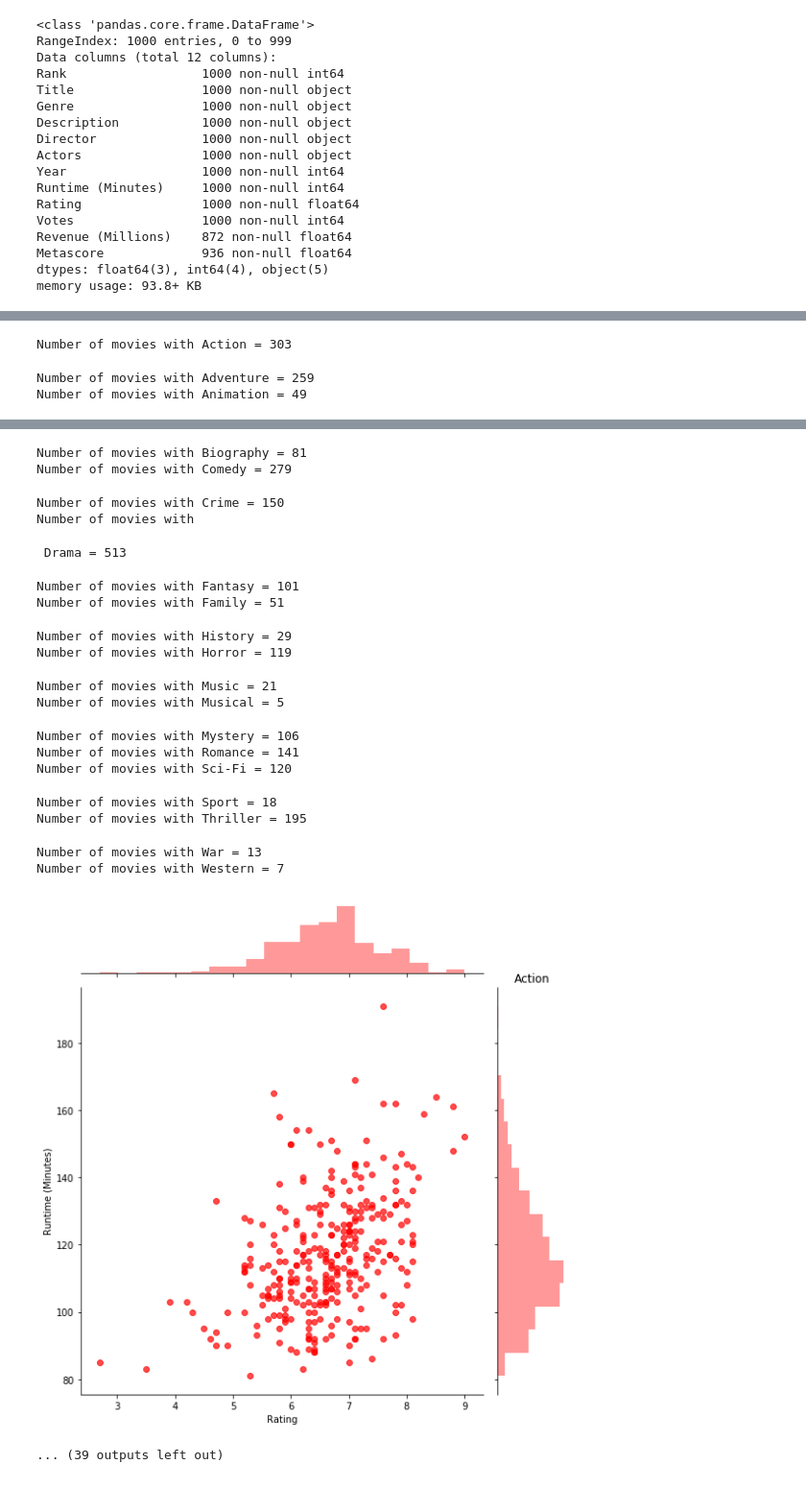
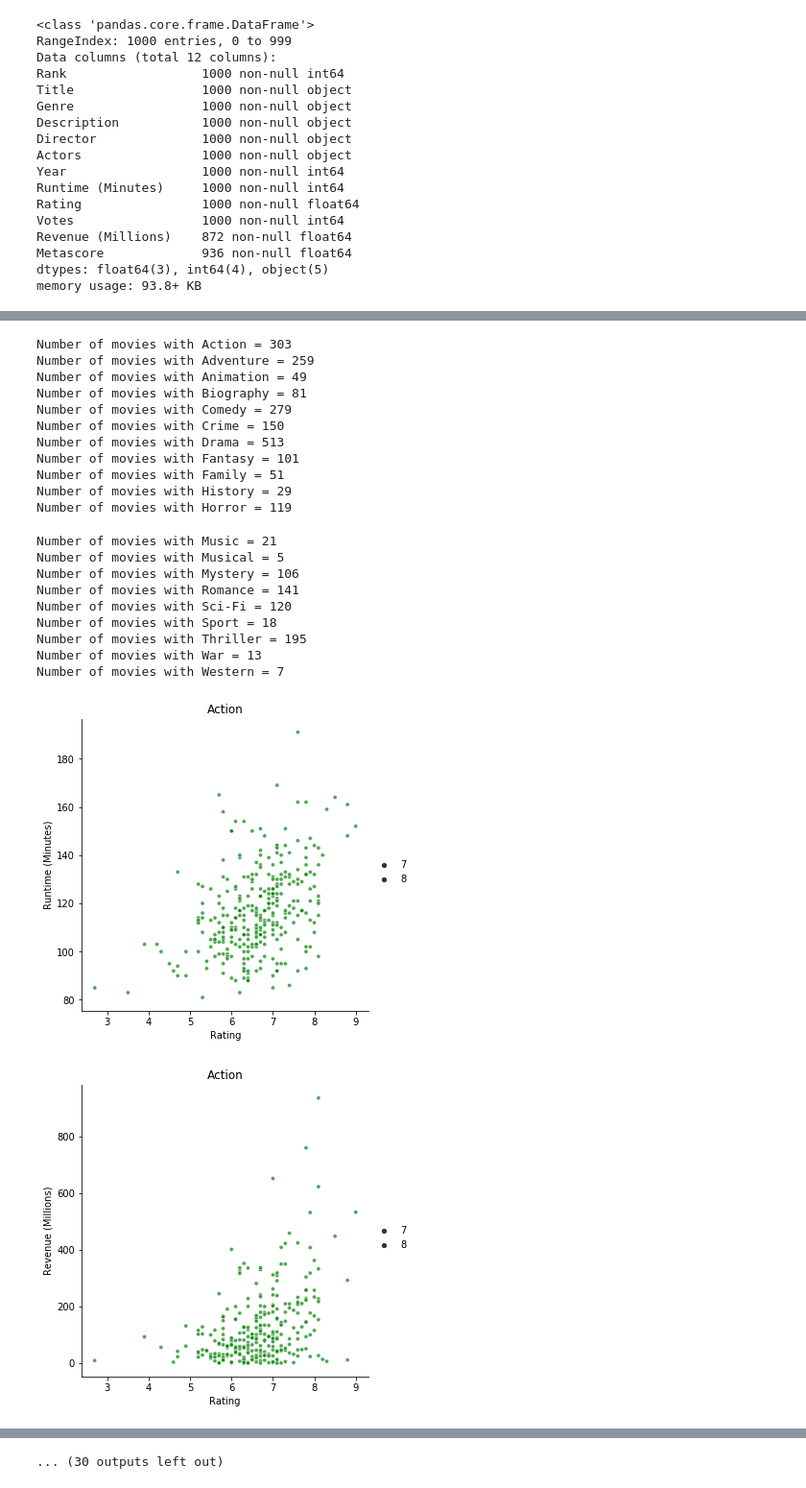
Before and after one commit to lukgonza/data_bootcamp_project_1, a Jupyter notebook: notebooks/Luke_Project_1/Luke_Project_1.ipynb, the cells around one changed output, grey strips where cells are left out. Shown at 96% size. Drawn from its saved outputs; the diff is of its cells as text; code cells hidden in the pictures.

```diff
--- a/notebooks/Luke_Project_1/Luke_Project_1.ipynb
+++ b/notebooks/Luke_Project_1/Luke_Project_1.ipynb
@@ -57,13 +57,32 @@ Name: Genre, Length: 207, dtype: int64
 # %%
 seperate_genre='Action','Adventure','Animation','Biography','Comedy','Crime','Drama','Fantasy','Family','History','Horror','Music','Musical','Mystery','Romance','Sci-Fi','Sport','Thriller','War','Western'
 for genre in seperate_genre:
     df = imdbdata['Genre'].str.contains(genre).fillna(False)
     print('Number of movies with',genre,'=',len(imdbdata[df]))
     compare_movies_rating = ['Runtime (Minutes)', 'Revenue (Millions)']
     for compare in compare_movies_rating:
-        sns.jointplot(x='Rating', y=compare, data=imdbdata[df], alpha=0.7, color='red', size=8)
+        sns.relplot(x='Rating', y=compare, data=imdbdata[df], alpha=0.7, color='green', size=8)
         plt.title(genre)
 # %% [output]
 Number of movies with Action = 303
+Number of movies with Adventure = 259
+Number of movies with Animation = 49
+Number of movies with Biography = 81
+Number of movies with Comedy = 279
+Number of movies with Crime = 150
+Number of movies with Drama = 513
+Number of movies with Fantasy = 101
+Number of movies with Family = 51
+Number of movies with History = 29
+Number of movies with Horror = 119
-Number of movies with Adventure = 259
-Number of movies with Animation = 49
+Number of movies with Music = 21
+Number of movies with Musical = 5
+Number of movies with Mystery = 106
+Number of movies with Romance = 141
+Number of movies with Sci-Fi = 120
+Number of movies with Sport = 18
+Number of movies with Thriller = 195
+Number of movies with War = 13
+Number of movies with Western = 7
+[figure, new version]
+[figure, added]
@@ -70,20 +97 @@ Number of movies with Animation = 49
-Number of movies with Biography = 81
-Number of movies with Comedy = 279
+... (30 outputs left out)
-Number of movies with Crime = 150
-Number of movies with
- Drama = 513
-Number of movies with Fantasy = 101
-Number of movies with Family = 51
-Number of movies with History = 29
-Number of movies with Horror = 119
-Number of movies with Music = 21
-Number of movies with Musical = 5
-Number of movies with Mystery = 106
-Number of movies with Romance = 141
-Number of movies with Sci-Fi = 120
-Number of movies with Sport = 18
-Number of movies with Thriller = 195
-Number of movies with War = 13
-Number of movies with Western = 7
-[figure, old version]
-... (39 outputs left out)
```
Also changed, not shown: parts of 2 cells of this notebook.
